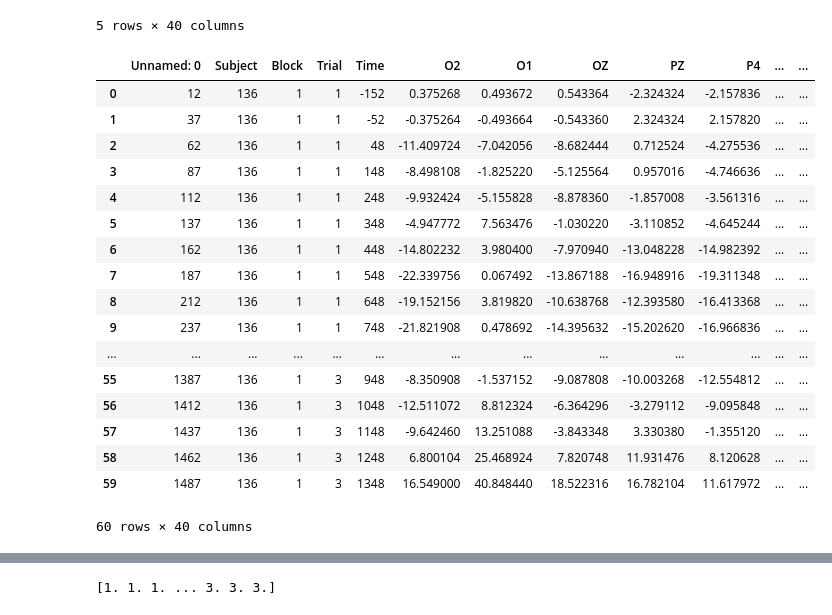
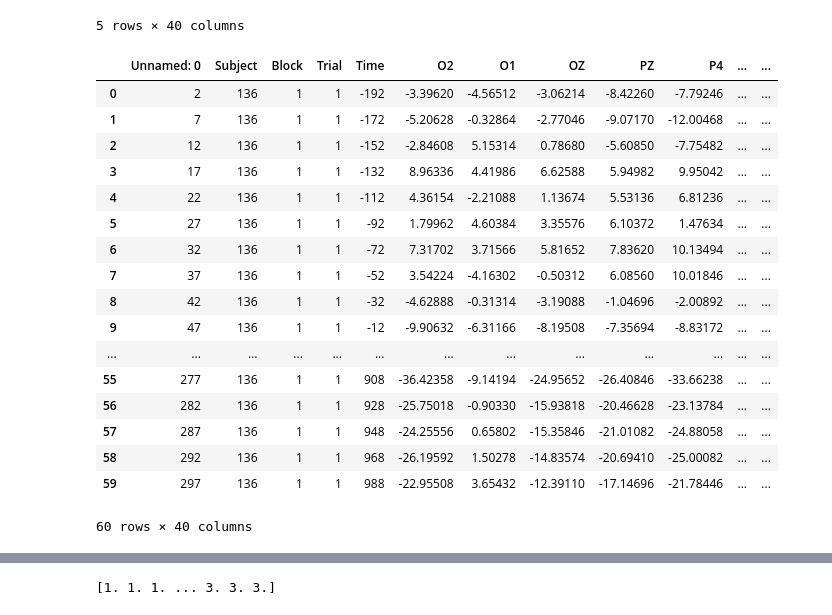
Before and after one commit to jatchison13/neuro-data-analysis-course, a Jupyter notebook: VDR_Decoding_v2.ipynb, the cells around one changed output, grey strips where cells are left out. Saved outputs shown, nothing was run; the diff lists cells and outputs as text; code cells hidden in the pictures.

```diff
--- a/VDR_Decoding_v2.ipynb
+++ b/VDR_Decoding_v2.ipynb
@@ -57,26 +57,26 @@ df.head()
 df_one_hot_encoded = pd.get_dummies(df)
 df = df_one_hot_encoded
 # %%
-df_1 = df.groupby(np.arange(len(df))//25).mean()
+df_1 = df.groupby(np.arange(len(df))//5).mean()
 df_1.head(60)
 # %% [output]
 |  | Unnamed: 0 | Subject | Block | Trial | Time | O2 | O1 | OZ | PZ | P4 | ... | ... |
-| 0 | 12 | 136 | 1 | 1 | -152 | 0.375268 | 0.493672 | 0.543364 | -2.324324 | -2.157836 | ... | ... |
-| 1 | 37 | 136 | 1 | 1 | -52 | -0.375264 | -0.493664 | -0.543360 | 2.324324 | 2.157820 | ... | ... |
-| 2 | 62 | 136 | 1 | 1 | 48 | -11.409724 | -7.042056 | -8.682444 | 0.712524 | -4.275536 | ... | ... |
-| 3 | 87 | 136 | 1 | 1 | 148 | -8.498108 | -1.825220 | -5.125564 | 0.957016 | -4.746636 | ... | ... |
-| 4 | 112 | 136 | 1 | 1 | 248 | -9.932424 | -5.155828 | -8.878360 | -1.857008 | -3.561316 | ... | ... |
-| 5 | 137 | 136 | 1 | 1 | 348 | -4.947772 | 7.563476 | -1.030220 | -3.110852 | -4.645244 | ... | ... |
-| 6 | 162 | 136 | 1 | 1 | 448 | -14.802232 | 3.980400 | -7.970940 | -13.048228 | -14.982392 | ... | ... |
-| 7 | 187 | 136 | 1 | 1 | 548 | -22.339756 | 0.067492 | -13.867188 | -16.948916 | -19.311348 | ... | ... |
-| 8 | 212 | 136 | 1 | 1 | 648 | -19.152156 | 3.819820 | -10.638768 | -12.393580 | -16.413368 | ... | ... |
-| 9 | 237 | 136 | 1 | 1 | 748 | -21.821908 | 0.478692 | -14.395632 | -15.202620 | -16.966836 | ... | ... |
+| 0 | 2 | 136 | 1 | 1 | -192 | -3.39620 | -4.56512 | -3.06214 | -8.42260 | -7.79246 | ... | ... |
+| 1 | 7 | 136 | 1 | 1 | -172 | -5.20628 | -0.32864 | -2.77046 | -9.07170 | -12.00468 | ... | ... |
+| 2 | 12 | 136 | 1 | 1 | -152 | -2.84608 | 5.15314 | 0.78680 | -5.60850 | -7.75482 | ... | ... |
+| 3 | 17 | 136 | 1 | 1 | -132 | 8.96336 | 4.41986 | 6.62588 | 5.94982 | 9.95042 | ... | ... |
+| 4 | 22 | 136 | 1 | 1 | -112 | 4.36154 | -2.21088 | 1.13674 | 5.53136 | 6.81236 | ... | ... |
+| 5 | 27 | 136 | 1 | 1 | -92 | 1.79962 | 4.60384 | 3.35576 | 6.10372 | 1.47634 | ... | ... |
+| 6 | 32 | 136 | 1 | 1 | -72 | 7.31702 | 3.71566 | 5.81652 | 7.83620 | 10.13494 | ... | ... |
+| 7 | 37 | 136 | 1 | 1 | -52 | 3.54224 | -4.16302 | -0.50312 | 6.08560 | 10.01846 | ... | ... |
+| 8 | 42 | 136 | 1 | 1 | -32 | -4.62888 | -0.31314 | -3.19088 | -1.04696 | -2.00892 | ... | ... |
+| 9 | 47 | 136 | 1 | 1 | -12 | -9.90632 | -6.31166 | -8.19508 | -7.35694 | -8.83172 | ... | ... |
 | ... | ... | ... | ... | ... | ... | ... | ... | ... | ... | ... | ... | ... |
-| 55 | 1387 | 136 | 1 | 3 | 948 | -8.350908 | -1.537152 | -9.087808 | -10.003268 | -12.554812 | ... | ... |
-| 56 | 1412 | 136 | 1 | 3 | 1048 | -12.511072 | 8.812324 | -6.364296 | -3.279112 | -9.095848 | ... | ... |
-| 57 | 1437 | 136 | 1 | 3 | 1148 | -9.642460 | 13.251088 | -3.843348 | 3.330380 | -1.355120 | ... | ... |
-| 58 | 1462 | 136 | 1 | 3 | 1248 | 6.800104 | 25.468924 | 7.820748 | 11.931476 | 8.120628 | ... | ... |
-| 59 | 1487 | 136 | 1 | 3 | 1348 | 16.549000 | 40.848440 | 18.522316 | 16.782104 | 11.617972 | ... | ... |
+| 55 | 277 | 136 | 1 | 1 | 908 | -36.42358 | -9.14194 | -24.95652 | -26.40846 | -33.66238 | ... | ... |
+| 56 | 282 | 136 | 1 | 1 | 928 | -25.75018 | -0.90330 | -15.93818 | -20.46628 | -23.13784 | ... | ... |
+| 57 | 287 | 136 | 1 | 1 | 948 | -24.25556 | 0.65802 | -15.35846 | -21.01082 | -24.88058 | ... | ... |
+| 58 | 292 | 136 | 1 | 1 | 968 | -26.19592 | 1.50278 | -14.83574 | -20.69410 | -25.00082 | ... | ... |
+| 59 | 297 | 136 | 1 | 1 | 988 | -22.95508 | 3.65432 | -12.39110 | -17.14696 | -21.78446 | ... | ... |
 60 rows × 40 columns
 # %%
 import random
```
Also changed, not shown: parts of 4 cells of this notebook.
